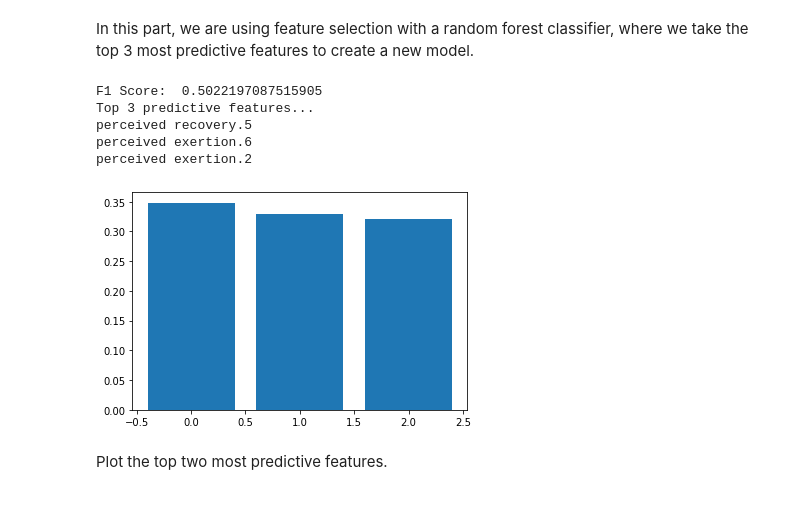
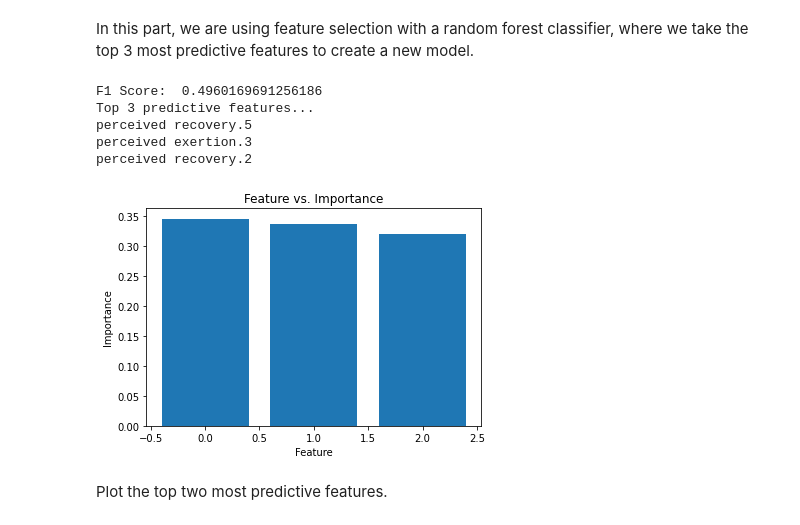
Before and after one commit to ryn8raun248/TrainingTrainers, a Jupyter notebook: final_project_notebook.ipynb, the cells around one changed output. Cells and saved outputs as stored; diff of their text form; code cells hidden in the pictures.

```diff
--- a/final_project_notebook.ipynb
+++ b/final_project_notebook.ipynb
@@ -448,37 +452,40 @@ model_fs.fit(scaled_X_train_fs, y_train_fs)
 # get importance
 importance_fs = model_fs.feature_importances_
 
 y_pred_rf2=model_fs.predict(scaled_X_test_fs)
 
 f1_score = f1_score(y_test_fs, y_pred_rf2, average='macro')
 
 print("F1 Score: ", f1_score)
 
 # summarize feature importance
 for i,v in enumerate(importance_fs):
 #     print('Feature: %0d, Score: %.5f' % (i,v))
     nums[i] = v
 
 
 print('Top 3 predictive features...')
 
 for x in range(0,3):
     max_key = max(nums, key=nums.get)
     colname = day_data_new.columns[max_key]
     print(colname)
     del nums[max_key]
 
 
 # plot feature importance
 pyplot.bar([x for x in range(len(importance_fs))], importance_fs)
+plt.xlabel('Feature')
+plt.ylabel('Importance')
+plt.title('Feature vs. Importance')
 pyplot.show()
 # %% [output]
-F1 Score:  0.5022197087515905
+F1 Score:  0.4960169691256186
 Top 3 predictive features...
 perceived recovery.5
-perceived exertion.6
-perceived exertion.2
+perceived exertion.3
+perceived recovery.2
-[figure, old version]
+[figure, new version]
 # %% [markdown]
 Plot the top two most predictive features.
 # %%
```
Also changed, not shown: parts of 12 cells of this notebook.
